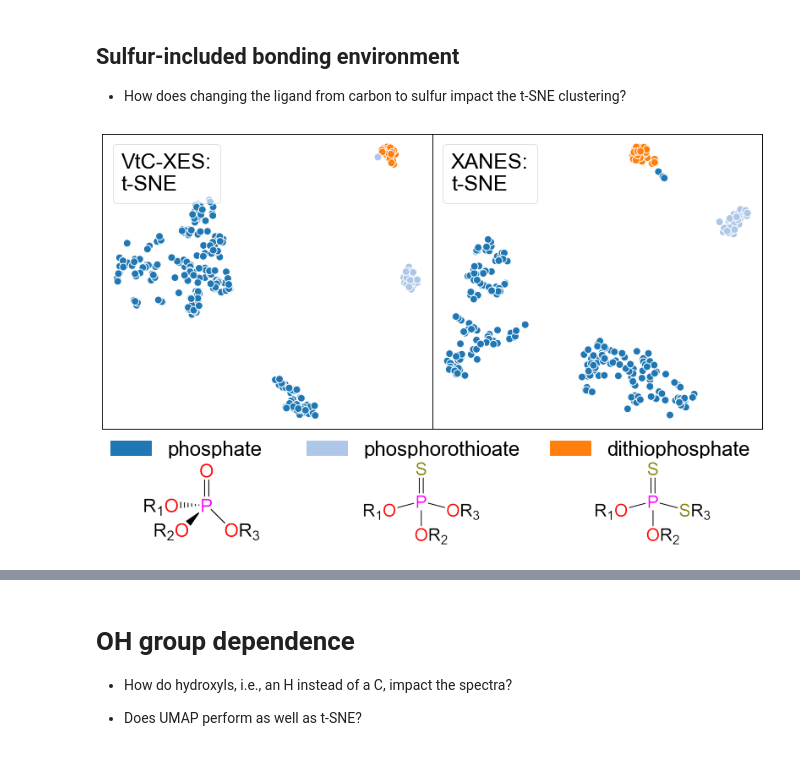
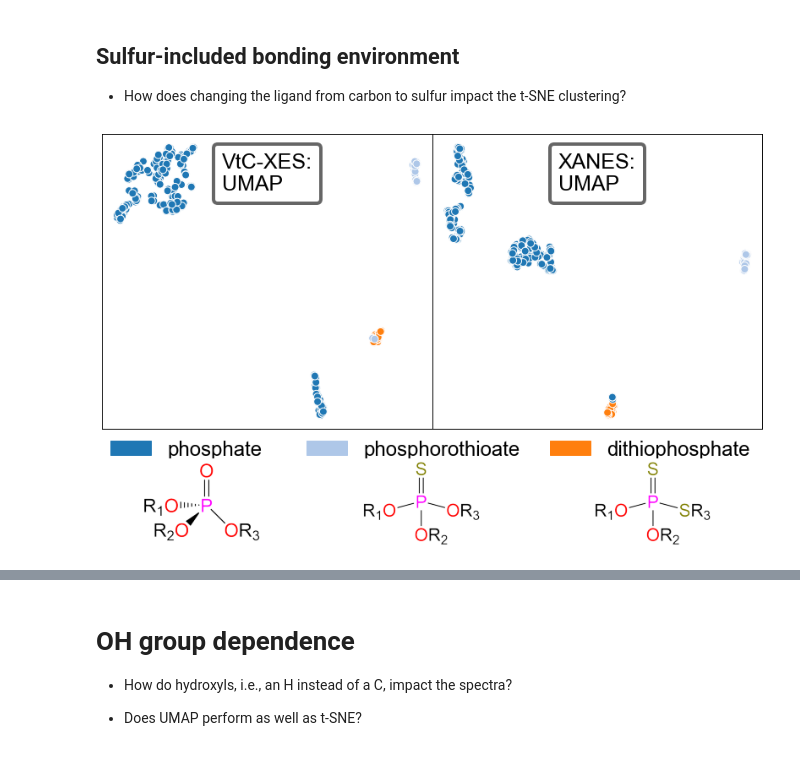
Before and after one commit to Seidler-Lab/Phosphorus-ML-Project, a Jupyter notebook: Data_Analysis_Sam.ipynb, the cells around one changed output, grey strips where cells are left out. Drawn from its saved outputs; the diff is of its cells as text; code cells hidden in the pictures.

Commit message:
changing to umap

```diff
--- a/Data_Analysis_Sam.ipynb
+++ b/Data_Analysis_Sam.ipynb
@@ -99,8 +99,10 @@ XANES takes 12 PCs to explain 0.9095 variance
 
 * How does tricoordinate versus tetracoordinate compare?
 # %%
-X_coord, XES_tsnemap, XES_TSNE, hiddenCIDS = get_subset_maps(X_data_classed, coordcodemap, mode='XES')
-X_coord, XANES_tsnemap, XANES_TSNE, hiddenCIDS = get_subset_maps(X_data_classed, coordcodemap, mode='XANES')
+X_coord, XES_tsnemap, XES_TSNE, hiddenCIDS = get_subset_maps(X_data_classed, coordcodemap, mode='XES',
+                                                             method='UMAP')
+X_coord, XANES_tsnemap, XANES_TSNE, hiddenCIDS = get_subset_maps(X_data_classed, coordcodemap, mode='XANES',
+                                                                 method='UMAP')
 # %%
 fig = plt.figure(figsize=(15,12))
 asize = 0.4
@@ -532,0 +593,11 @@ print(f'{cid}: {np.degrees(angle)} deg')
+# %%
+colorcode = {'P': 'magenta', 'O': 'red', 'C': 'black',
+             'H': 'gray', 'N': 'blue', 'Cl': 'green',
+             'S': 'yellow', 'Br': 'purple'}
+
+def get_plot_data(atom_list):
+    points = [atom['coords'] for atom in atom_list]
+    colors = [colorcode[atom['atom']] for atom in atom_list]
+    sizes = [PERIODIC_MAP[atom['atom']]*20 for atom in atom_list]
+    labels = [atom['atom'] for atom in atom_list]
+    return points, colors, sizes, labels
@@ -532,0 +630,10 @@ print(f'{cid}: {np.degrees(angle)} deg')
+# %%
+i = 0
+for cid in cids[i:i + 1]:
+    print(cid)
+    fig = plt.figure()
+    ax = fig.add_subplot(projection='3d')
+    points, colors, sizes, labels = get_plot_data(coord_to_charge_map[cid])
+    dots = ax.scatter(*zip(*points), s=sizes, c=colors, label=labels)
+    ax.set_title(cid, fontsize=20)
+    add_charge_label(dots, coord_to_charge_map[cid])
@@ -572,46 +704,47 @@ spec = fig.add_gridspec(nrows=3, ncols=6, width_ratios=[1, 0.8, 1.2, 1, 1, 1],
 plt.subplots_adjust(wspace=0, hspace=0)
 
 kwargs = {'Class': labels}
-options = {'loc':2}
 
-X_subset, XES_tsnemap, XES_TSNE, hiddenCIDS = get_subset_maps(X_data_classed, codemap, mode='XES', perplexity=20,
-                                                              **kwargs)
-X_subset, XANES_tsnemap, XANES_TSNE, hiddenCIDS = get_subset_maps(X_data_classed, codemap, mode='XANES',
-                                                                  perplexity=18,
-                                                                  **kwargs)
+# X_subset, XES_tsnemap, XES_TSNE, hiddenCIDS = get_subset_maps(X_data_classed, codemap, mode='XES',
+#                                                               perplexity=20, method='umap', **kwargs)
+# X_subset, XANES_tsnemap, XANES_TSNE, hiddenCIDS = get_subset_maps(X_data_classed, codemap, mode='XANES',
+#                                                                   perplexity=18, method='umap', **kwargs)
 
 structures = [plt.imread(f'../Figures/chemdraw/{clsname}.png') for clsname in labels]
 
 for i, structure in enumerate(structures):
     # make legend
     legax = fig.add_subplot(spec[1, 2*i:2*i + 2])
     patches = [mpatches.Patch(color=plt.cm.tab20(i), label=(labels[i].replace('_',' ')))]
     legend = legax.legend(handles=patches, loc='center left', bbox_to_anchor=(-0.05, 0.3),
                               fontsize=24, framealpha=0, frameon=False)
     turn_off_ticks(legax)
     turn_off_spines(legax)
 
     # show structure
     structax = fig.add_subplot(spec[2, 2*i:2*i + 2])
     structax.imshow(structures[i])
     turn_off_ticks(structax)
     turn_off_spines(structax)
 
 for mode in ['XES', 'XANES']:
     if mode == 'XES':
         tsnemap = XES_tsnemap
         col1, col2 = 0, 3
+        options = {'loc':'upper center'}
     else:
         tsnemap = XANES_tsnemap
         col1, col2 = 3, 6
+        options = {'loc': 'upper center'}
     #################### tsne plot
     ax = fig.add_subplot(spec[0, col1:col2])
     tsne_plt = plot_dim_red((fig, ax), X_subset, tsnemap, size=80,
                             colorcodemap=codemap, coloralpha=1., hiddenalpha=0.03,
-                            mode=mode, method='t-SNE', fontsize=25, edgecolors='w',
+                            mode=mode, method='UMAP', fontsize=25, edgecolors='w',
                             **Merge(kwargs, options))
     set_spine_width(ax, width=1.)
+    add_point_pubchem_link(tsne_plt, X_subset)
 
-# plt.savefig(f'../Figures/sulfur.png', dpi=1000, transparent=False, bbox_inches='tight')
+plt.savefig(f'../Figures/sulfur.png', dpi=1000, transparent=False, bbox_inches='tight')
 # %% [output]
-[figure, old version]
+[figure, new version]
```
Also changed, not shown: parts of 21 cells of this notebook, 1 other file.
